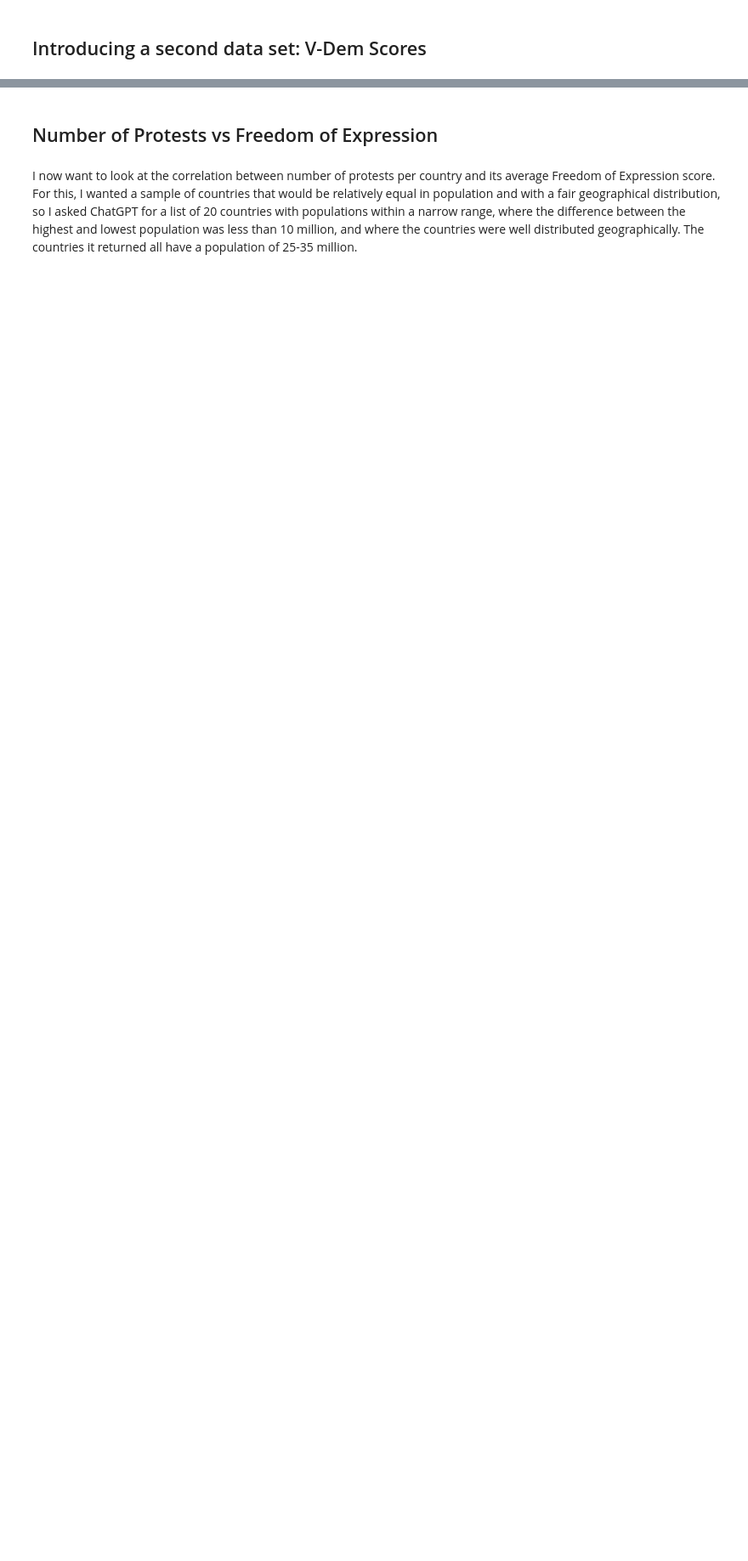
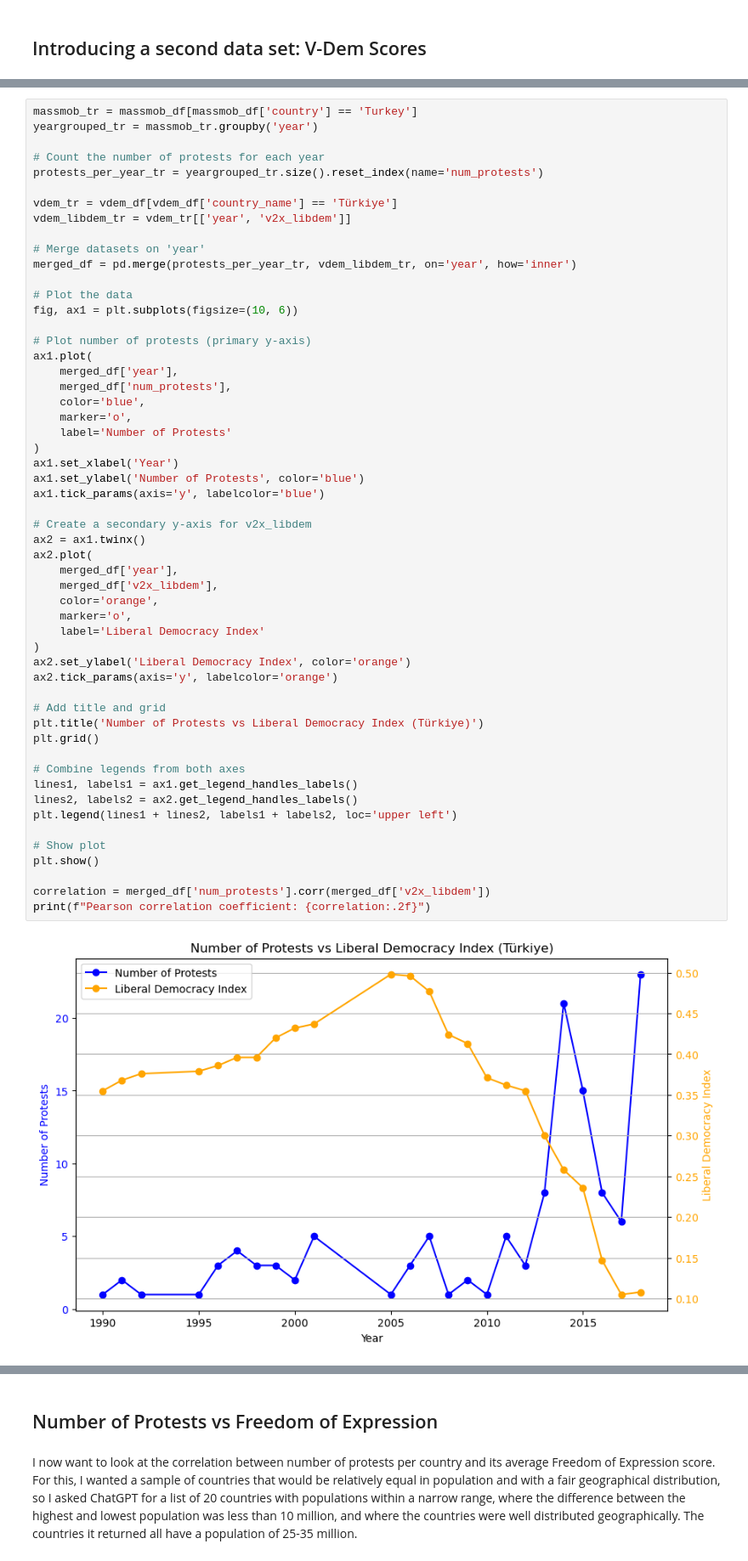
Before and after one commit to MylesHenehan/pfda, a Jupyter notebook: project/project.ipynb, the cells around one changed output, grey strips where cells are left out. Shown at 85% size. Saved outputs shown, nothing was run; the diff lists cells and outputs as text; blank space fills up the shorter version.

Commit message:
updated liberal democracy index

```diff
--- a/project/project.ipynb
+++ b/project/project.ipynb
@@ -398,0 +402,56 @@ Looking at the Pearson correlation coefficient of +0.05, there is little to no c
+# %%
+massmob_tr = massmob_df[massmob_df['country'] == 'Turkey']
+yeargrouped_tr = massmob_tr.groupby('year')
+
+# Count the number of protests for each year
+protests_per_year_tr = yeargrouped_tr.size().reset_index(name='num_protests')
+
+vdem_tr = vdem_df[vdem_df['country_name'] == 'Türkiye']
+vdem_libdem_tr = vdem_tr[['year', 'v2x_libdem']]
+
+# Merge datasets on 'year'
+merged_df = pd.merge(protests_per_year_tr, vdem_libdem_tr, on='year', how='inner')
+
+# Plot the data
+fig, ax1 = plt.subplots(figsize=(10, 6))
+
+# Plot number of protests (primary y-axis)
+ax1.plot(
+    merged_df['year'],
+    merged_df['num_protests'],
+    color='blue',
+    marker='o',
+    label='Number of Protests'
+)
+ax1.set_xlabel('Year')
+ax1.set_ylabel('Number of Protests', color='blue')
+ax1.tick_params(axis='y', labelcolor='blue')
+
+# Create a secondary y-axis for v2x_libdem
+ax2 = ax1.twinx()
+ax2.plot(
+    merged_df['year'],
+    merged_df['v2x_libdem'],
+    color='orange',
+    marker='o',
+    label='Liberal Democracy Index'
+)
+ax2.set_ylabel('Liberal Democracy Index', color='orange')
+ax2.tick_params(axis='y', labelcolor='orange')
+
+# Add title and grid
+plt.title('Number of Protests vs Liberal Democracy Index (Türkiye)')
+plt.grid()
+
+# Combine legends from both axes
+lines1, labels1 = ax1.get_legend_handles_labels()
+lines2, labels2 = ax2.get_legend_handles_labels()
+plt.legend(lines1 + lines2, labels1 + labels2, loc='upper left')
+
+# Show plot
+plt.show()
+
+correlation = merged_df['num_protests'].corr(merged_df['v2x_libdem'])
+print(f"Pearson correlation coefficient: {correlation:.2f}")
+# %% [output]
+[figure, added]
```
Also changed, not shown: parts of 9 cells of this notebook.
